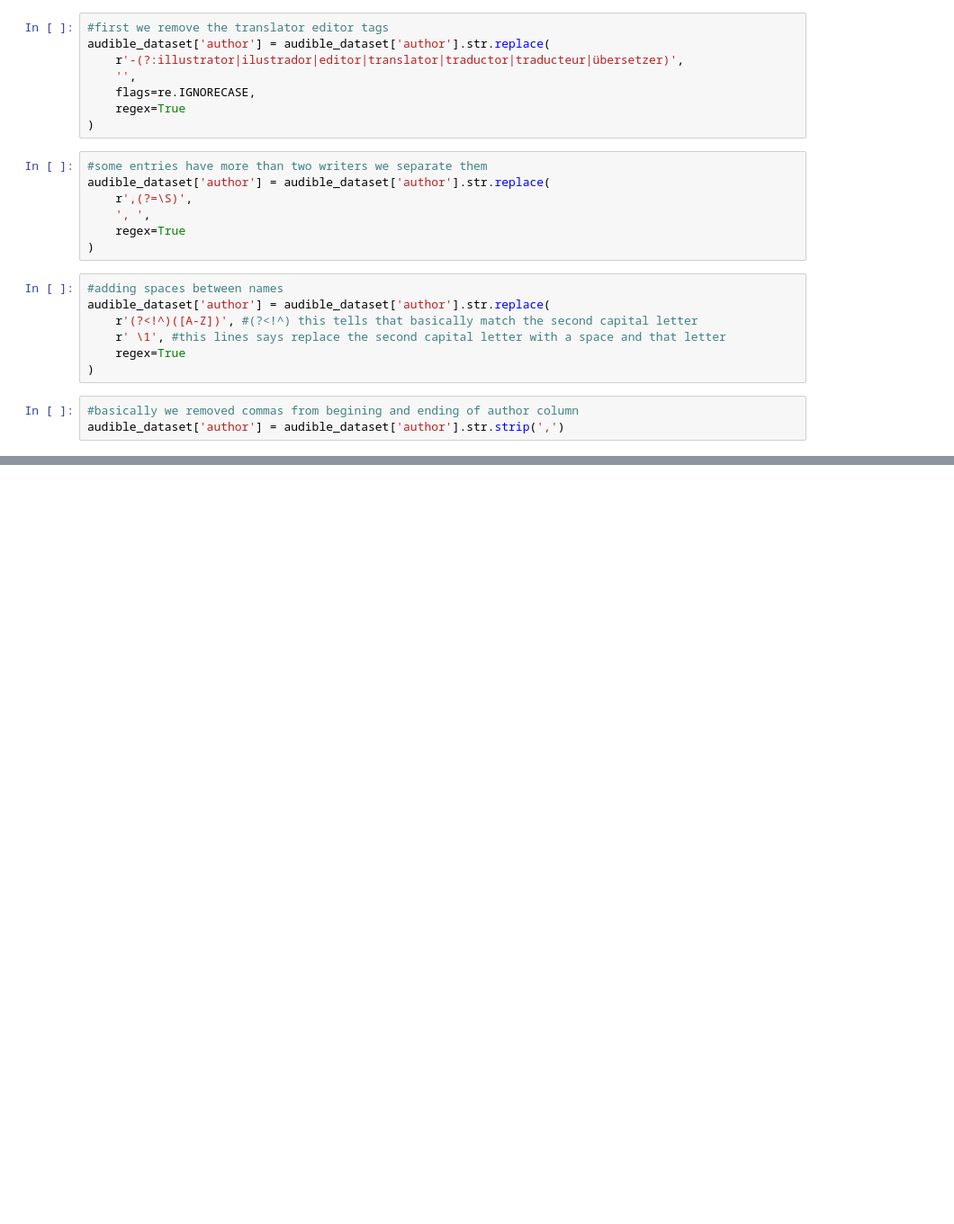
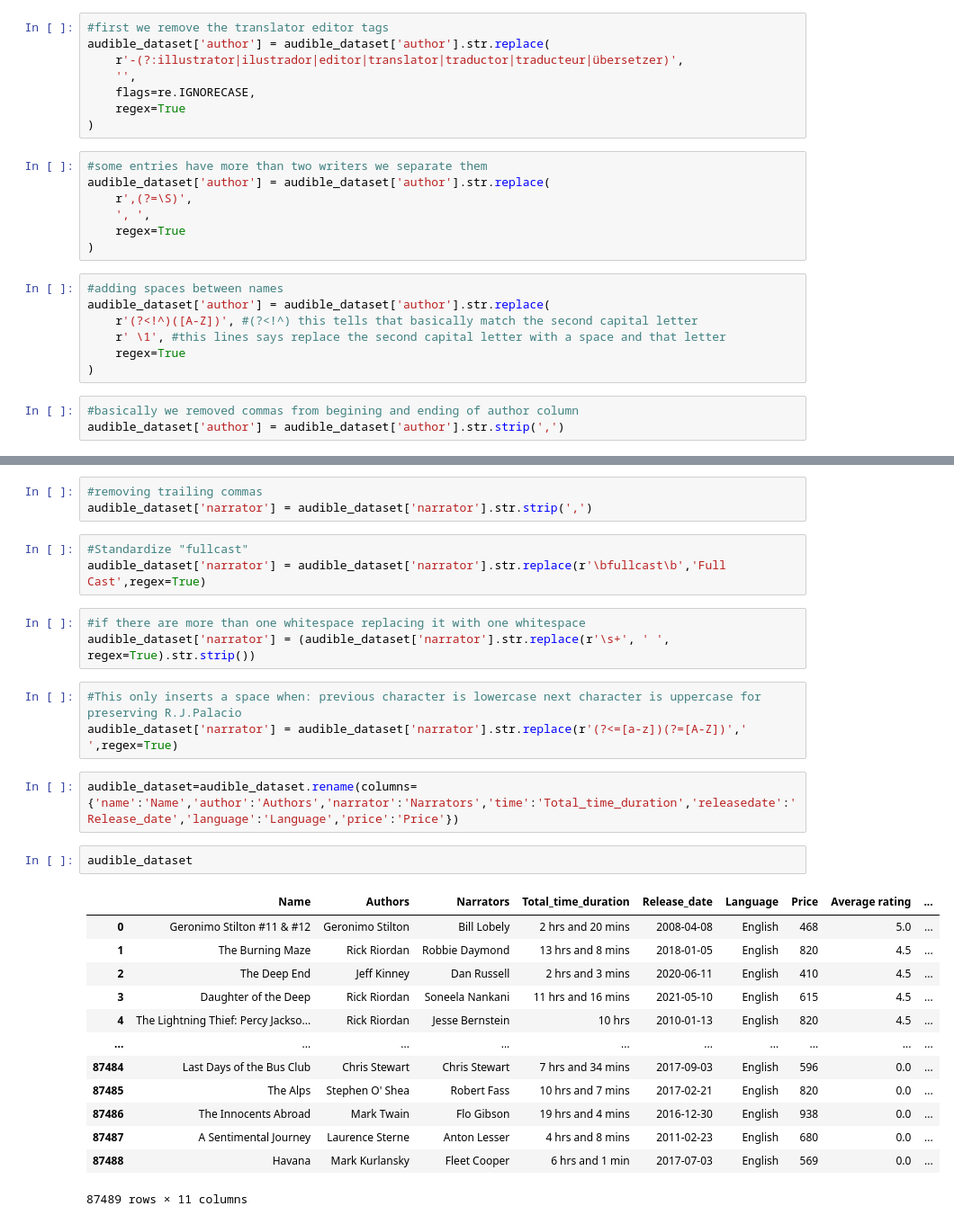
Before and after one commit to ronit-6464/Audiobook-dataset-cleaning, a Jupyter notebook: KAGGLE DATASET BASIC CLEANING.ipynb, the cells around one changed output, grey strips where cells are left out. Shown at 90% size. Drawn from its saved outputs; the diff is of its cells as text; blank space fills up the shorter version.

Commit message:
NARRATOR COLUMN HAS BEEN CLEANED AND COLUMNS HAVE BEEN RENAMED

```diff
--- a/KAGGLE DATASET BASIC CLEANING.ipynb
+++ b/KAGGLE DATASET BASIC CLEANING.ipynb
@@ -488,0 +511,30 @@ audible_dataset['author'] = audible_dataset['author'].str.strip(',')
+# %%
+#removing trailing commas
+audible_dataset['narrator'] = audible_dataset['narrator'].str.strip(',')
+# %%
+#Standardize "fullcast"
+audible_dataset['narrator'] = audible_dataset['narrator'].str.replace(r'\bfullcast\b','Full Cast',regex=True)
+# %%
+#if there are more than one whitespace replacing it with one whitespace
+audible_dataset['narrator'] = (audible_dataset['narrator'].str.replace(r'\s+', ' ', regex=True).str.strip())
+# %%
+#This only inserts a space when: previous character is lowercase next character is uppercase for preserving R.J.Palacio
+audible_dataset['narrator'] = audible_dataset['narrator'].str.replace(r'(?<=[a-z])(?=[A-Z])',' ',regex=True)
+# %%
+audible_dataset=audible_dataset.rename(columns={'name':'Name','author':'Authors','narrator':'Narrators','time':'Total_time_duration','releasedate':'Release_date','language':'Language','price':'Price'})
+# %%
+audible_dataset
+# %% [output]
+|  | Name | Authors | Narrators | Total_time_duration | Release_date | Language | Price | Average rating | ... |
+| 0 | Geronimo Stilton #11 & #12 | Geronimo Stilton | Bill Lobely | 2 hrs and 20 mins | 2008-04-08 | English | 468 | 5.0 | ... |
+| 1 | The Burning Maze | Rick Riordan | Robbie Daymond | 13 hrs and 8 mins | 2018-01-05 | English | 820 | 4.5 | ... |
+| 2 | The Deep End | Jeff Kinney | Dan Russell | 2 hrs and 3 mins | 2020-06-11 | English | 410 | 4.5 | ... |
+| 3 | Daughter of the Deep | Rick Riordan | Soneela Nankani | 11 hrs and 16 mins | 2021-05-10 | English | 615 | 4.5 | ... |
+| 4 | The Lightning Thief: Percy Jackso... | Rick Riordan | Jesse Bernstein | 10 hrs | 2010-01-13 | English | 820 | 4.5 | ... |
+| ... | ... | ... | ... | ... | ... | ... | ... | ... | ... |
+| 87484 | Last Days of the Bus Club | Chris Stewart | Chris Stewart | 7 hrs and 34 mins | 2017-09-03 | English | 596 | 0.0 | ... |
+| 87485 | The Alps | Stephen O' Shea | Robert Fass | 10 hrs and 7 mins | 2017-02-21 | English | 820 | 0.0 | ... |
+| 87486 | The Innocents Abroad | Mark Twain | Flo Gibson | 19 hrs and 4 mins | 2016-12-30 | English | 938 | 0.0 | ... |
+| 87487 | A Sentimental Journey | Laurence Sterne | Anton Lesser | 4 hrs and 8 mins | 2011-02-23 | English | 680 | 0.0 | ... |
+| 87488 | Havana | Mark Kurlansky | Fleet Cooper | 6 hrs and 1 min | 2017-07-03 | English | 569 | 0.0 | ... |
+87489 rows × 11 columns
```
Also changed, not shown: parts of 3 cells of this notebook.
